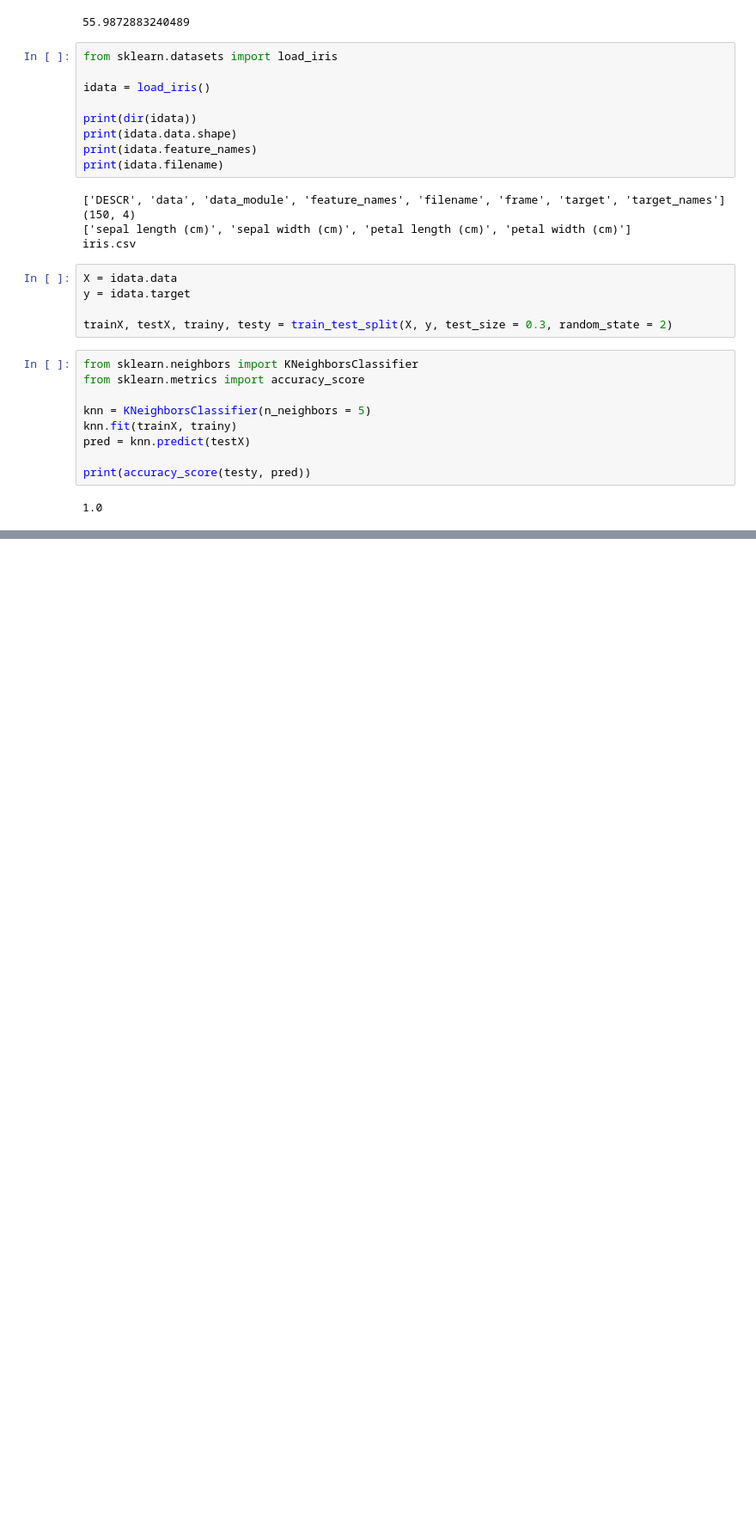
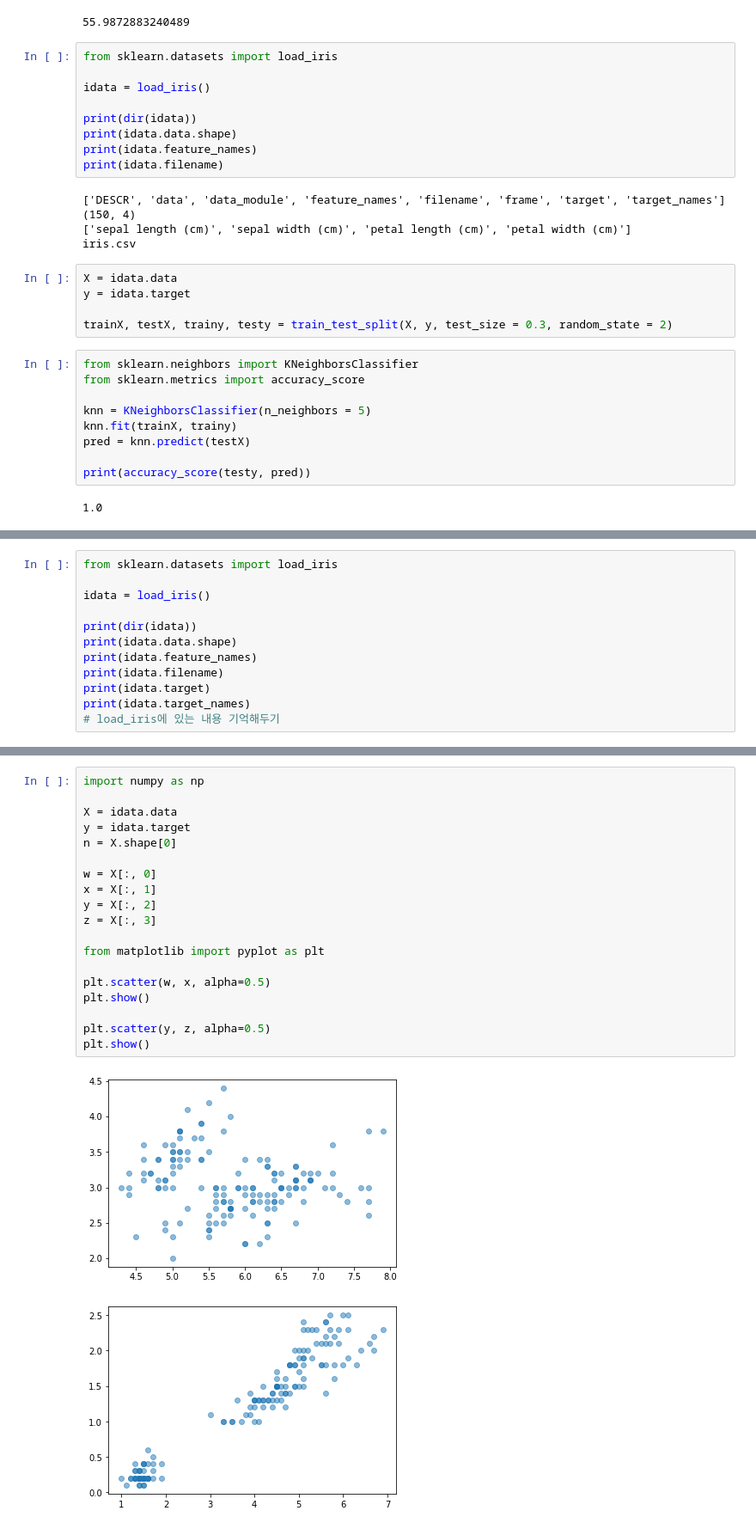
Before and after one commit to Kjgwo/BigData, a Jupyter notebook: BigData.ipynb, the cells around one changed output, grey strips where cells are left out. Shown at 86% size. Saved outputs shown, nothing was run; the diff lists cells and outputs as text; blank space fills up the shorter version.

```diff
--- a/BigData.ipynb
+++ b/BigData.ipynb
@@ -2036,0 +2049,12 @@ print(accuracy_score(testy, pred))
+# %%
+from sklearn.datasets import load_iris
+
+idata = load_iris()
+
+print(dir(idata))
+print(idata.data.shape)
+print(idata.feature_names)
+print(idata.filename)
+print(idata.target)
+print(idata.target_names)
+# load_iris에 있는 내용 기억해두기
@@ -2036,0 +2072,22 @@ print(accuracy_score(testy, pred))
+# %%
+import numpy as np
+
+X = idata.data
+y = idata.target
+n = X.shape[0]
+
+w = X[:, 0]
+x = X[:, 1]
+y = X[:, 2]
+z = X[:, 3]
+
+from matplotlib import pyplot as plt
+
+plt.scatter(w, x, alpha=0.5)
+plt.show()
+
+plt.scatter(y, z, alpha=0.5)
+plt.show()
+# %% [output]
+[figure, added]
+[figure, added]
```
Also changed, not shown: parts of 20 cells of this notebook.
